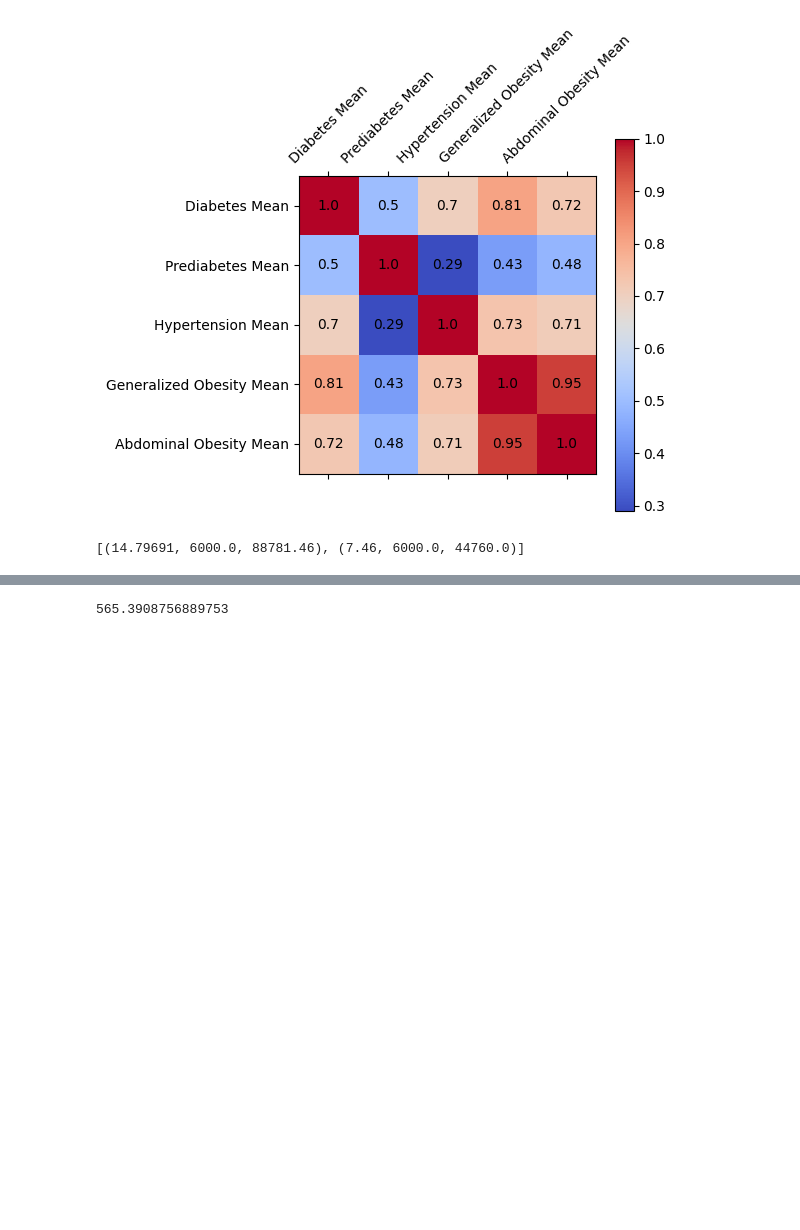
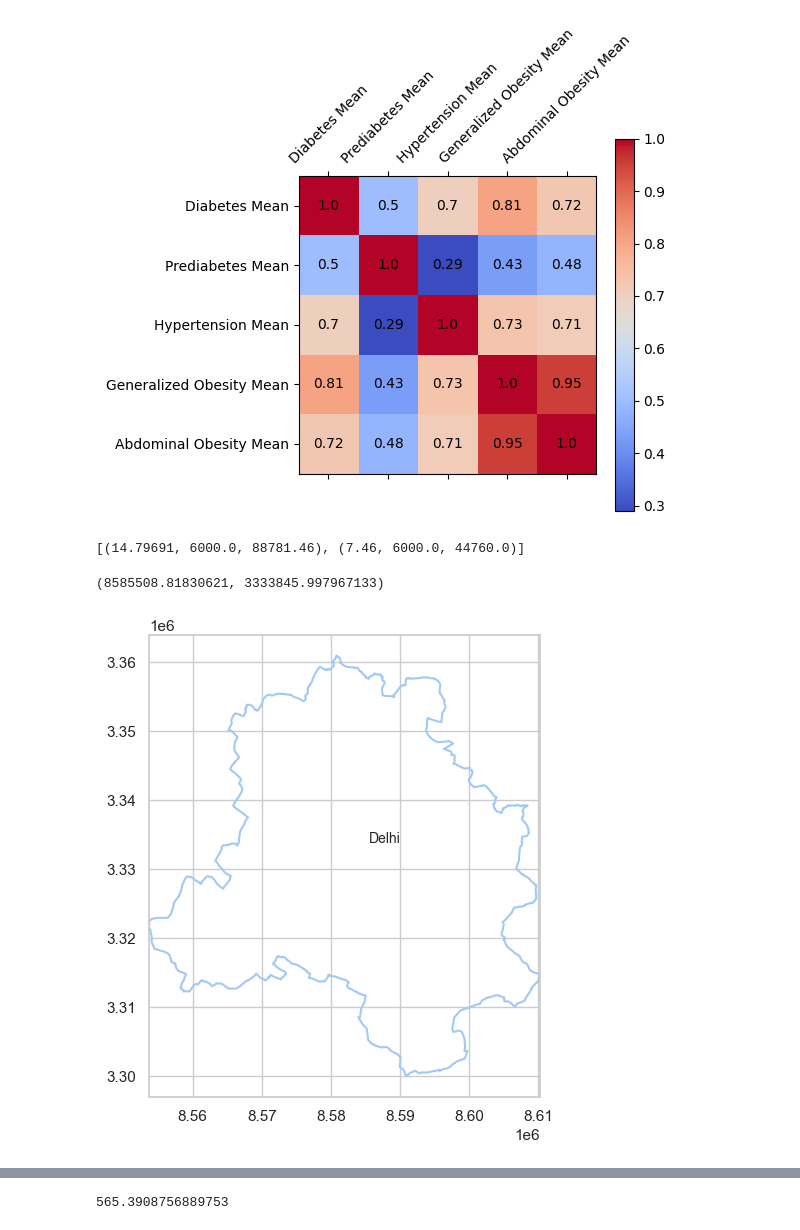
Before and after one commit to Apros7/Hackathons, a Jupyter notebook: Alex/tester.ipynb, the cells around one changed output, grey strips where cells are left out. Cells and saved outputs as stored; diff of their text form; code cells hidden in the pictures; blank space fills up the shorter version.

```diff
--- a/Alex/tester.ipynb
+++ b/Alex/tester.ipynb
@@ -103,3 +103,58 @@ for i, country in enumerate(countries):
 the_india_df = pd.DataFrame([i for i in df if i is not None], columns=["Country", "Population", "Diagnosed", "Undiagnosed"])
 the_india_df.set_index("Country", inplace=True)
 the_india_df.to_csv("india_states_data.csv")
+# %%
+import numpy as np
+import pandas as pd
+import shapefile as shp
+import matplotlib.pyplot as plt
+import seaborn as sns
+
+sns.set(style="whitegrid", palette="pastel", color_codes=True)
+sns.mpl.rc("figure", figsize=(10,6))
+
+sf = shp.Reader("India_State_Boundary.dbf")
+
+def read_shapefile(sf):
+    #fetching the headings from the shape file
+    fields = [x[0] for x in sf.fields][1:]
+#fetching the records from the shape file
+    records = [list(i) for i in sf.records()]
+    shps = [s.points for s in sf.shapes()]
+#converting shapefile data into pandas dataframe
+    df = pd.DataFrame(columns=fields, data=records)
+#assigning the coordinates
+    df = df.assign(coords=shps)
+    return df
+
+df = read_shapefile(sf)
+
+def plot_shape(id, s=None):
+    plt.figure()
+    #plotting the graphical axes where map ploting will be done
+    ax = plt.axes()
+    ax.set_aspect('equal')
+#storing the id number to be worked upon
+    shape_ex = sf.shape(id)
+#NP.ZERO initializes an array of rows and column with 0 in place of each elements
+    #an array will be generated where number of rows will be(len(shape_ex,point))and number of columns will be 1 and stored into the variable
+    x_lon = np.zeros((len(shape_ex.points),1))
+#an array will be generated where number of rows will be(len(shape_ex,point))and number of columns will be 1 and stored into the variable
+    y_lat = np.zeros((len(shape_ex.points),1))
+    for ip in range(len(shape_ex.points)):
+        x_lon[ip] = shape_ex.points[ip][0]
+        y_lat[ip] = shape_ex.points[ip][1]
+#plotting using the derived coordinated stored in array created by numpy
+    plt.plot(x_lon,y_lat)
+    x0 = np.mean(x_lon)
+    y0 = np.mean(y_lat)
+    plt.text(x0, y0, s, fontsize=10)
+# use bbox (bounding box) to set plot limits
+    plt.xlim(shape_ex.bbox[0],shape_ex.bbox[2])
+    return x0, y0
+
+com_id = df[df["State_Name"] == "Delhi"]
+plot_shape(com_id["coords"].index[0], "Delhi")
+# %% [output]
+(8585508.81830621, 3333845.997967133)
+[figure, added]
```
Also changed, not shown: parts of 10 cells of this notebook, 19 other files.
